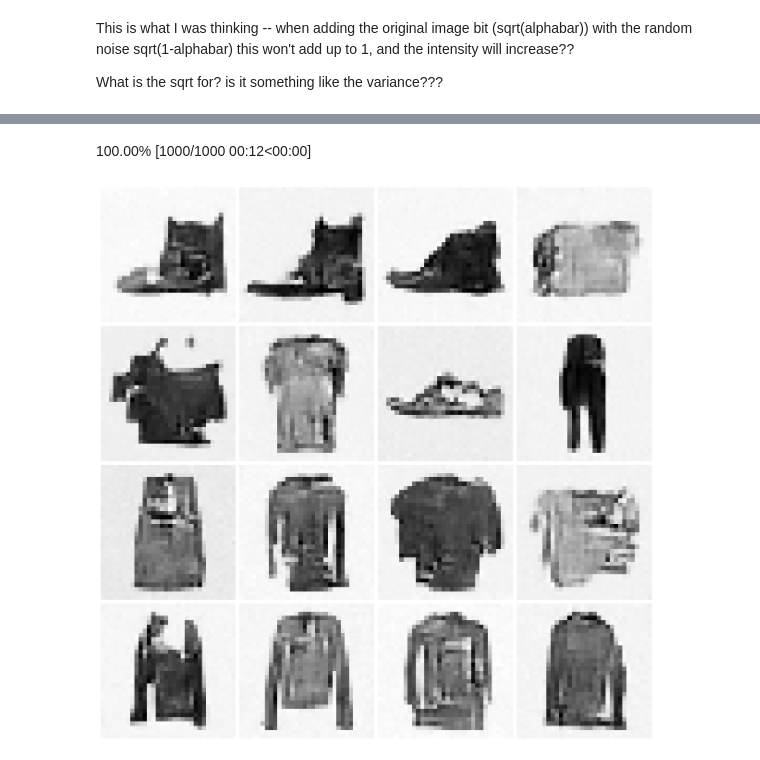
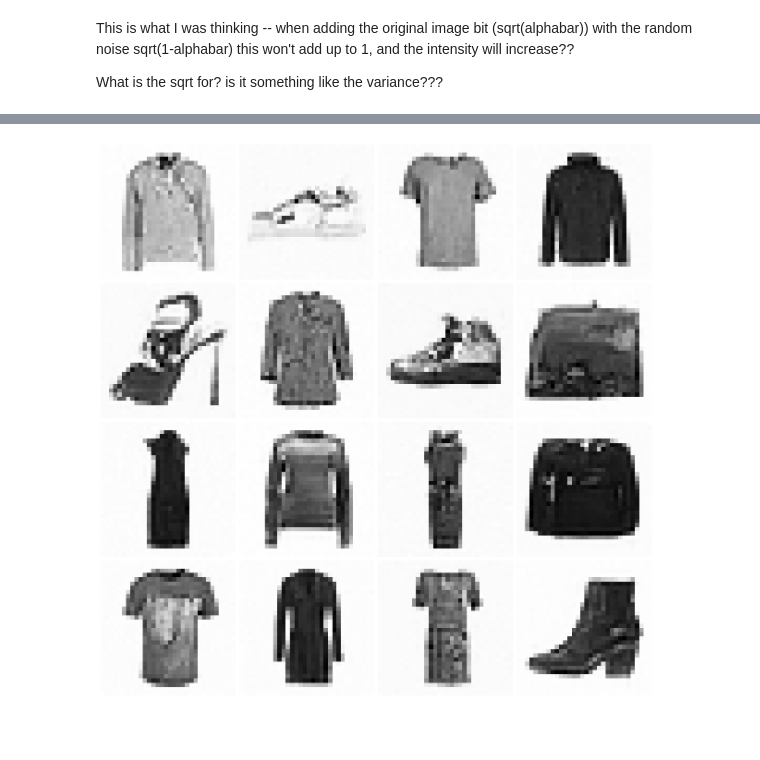
Before and after one commit to tom-pollak/tinyai, a Jupyter notebook: nbs/15_ddpm.ipynb, the cells around one changed output, grey strips where cells are left out. Saved outputs shown, nothing was run; the diff lists cells and outputs as text; code cells hidden in the pictures; blank space fills up the shorter version.

```diff
--- a/nbs/15_ddpm.ipynb
+++ b/nbs/15_ddpm.ipynb
@@ -180,8 +191,7 @@ def collate_ddpm(b):
 def dl_ddpm(ds, bs):
     return DataLoader(ds, batch_size=bs, collate_fn=collate_ddpm, num_workers=16, pin_memory=True)
 
-bs = 64
-dls = DataLoaders(MultDL(dl_ddpm(tds['train'], bs), 1), dl_ddpm(tds['test'], bs))
+dls = DataLoaders(dl_ddpm(tds['train'], bs), dl_ddpm(tds['test'], bs))
 # %%
 xb, t, e = next(iter(dls.train))
 show_images(xb[:16], titles=t[:16].tolist(), imsize=1.5)
@@ -207,17 +217,12 @@ def init_ddpm(model):
 
     model.conv_out.weight.data.zero_()
 
-def get_model(nfs=(16,32,64,64)):
+def get_model(nfs=(32,64,128,256)):
     return UNet(in_channels=1, out_channels=1, block_out_channels=nfs, norm_num_groups=8)
 
 model = get_model()
 init_ddpm(model)
 
-learn = Trainer(model, dls, loss_func=F.mse_loss)
-learn.cbs = [
-    DeviceCB(),
-    TrainCB(n_inp=2),
-    ProgressCB(),
-    PlotLossCB(plot_every=100),
-]
+learn = Trainer(model, dls, loss_func=F.mse_loss, cbs=PlotLossCB(plot_every=100))
+learn.cbs[1] = AccelerateCB(n_inp=2)
 # learn.summary()
@@ -231,3 +229,3 @@ learn.cbs = [
 # %%
-learn.fit_one_cycle(1, lr=1e-2)
+learn.fit_one_cycle(25, lr=1e-2)
 # %% [output]
@@ -235,3 +249,0 @@ learn.fit_one_cycle(1, lr=1e-2)
-# %%
-# torch.save(learn.model, "fashion_ddpm_5epochs.pkl")
-learn.model = torch.load("fashion_ddpm_5epochs.pkl")
@@ -238,6 +252,5 @@ learn.model = torch.load("fashion_ddpm_5epochs.pkl")
 # %%
-samples = sample(learn.model, (32, 1, 32, 32), alpha, alphabar, sigma, 1000)
+samples = sample(learn.model, (bs, 1, 32, 32), alpha, alphabar, sigma, 1000)
 show_images(samples[-1][:16])
 # %% [output]
-100.00% [1000/1000 00:12<00:00]
-[figure, old version]
+[figure, new version]
```
Also changed, not shown: parts of 14 cells of this notebook, 5 other files.
